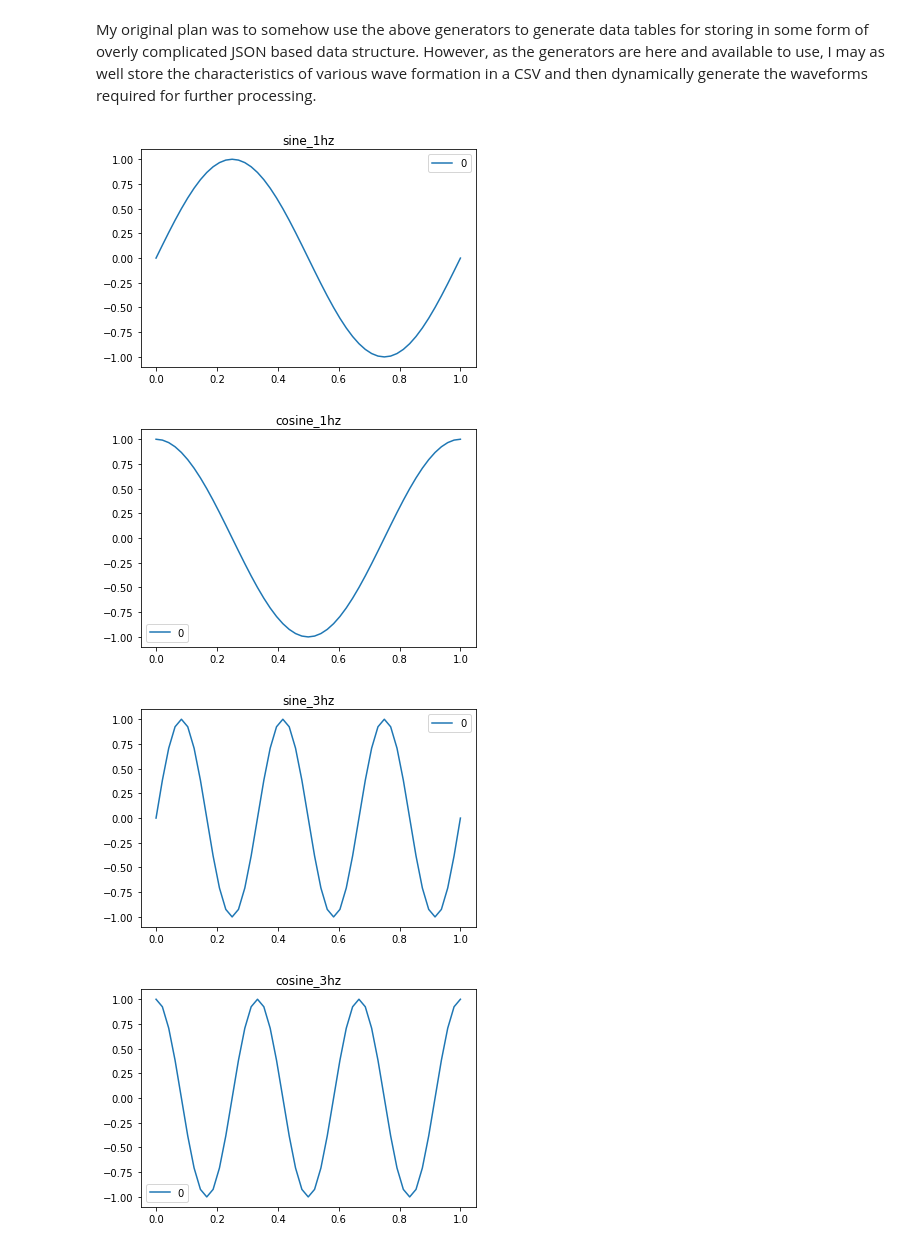
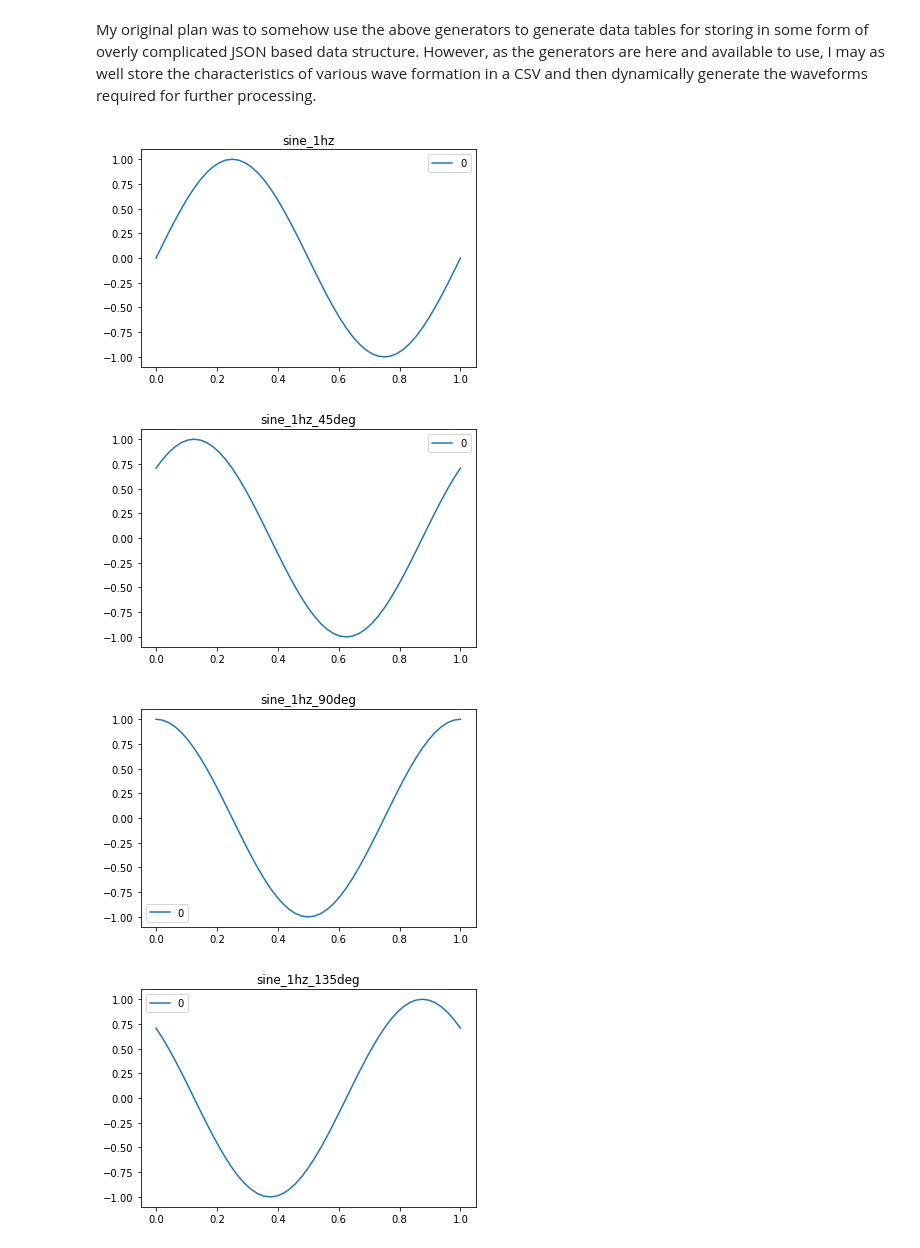
Before and after one commit to wemblykj/AISynth, a Jupyter notebook: ai-synth.ipynb, the cells around one changed output. Drawn from its saved outputs; the diff is of its cells as text; code cells hidden in the pictures.

```diff
--- a/ai-synth.ipynb
+++ b/ai-synth.ipynb
@@ -354,7 +354,8 @@ My original plan was to somehow use the above generators to generate data tables
 class waveform_generator_factory:
     def __init__(self, context: context):
         self.context = context
-        self.generators = {'sine': sine_wave_generator,
+        self.generators = {
+             'sine': sine_wave_generator,
              'cosine' : cosine_wave_generator,
              'square' : square_wave_generator,
              'sawtooth' : sawtooth_wave_generator}
@@ -374,28 +375,38 @@ class waveform_signal_generator_factory:
 
             name = row['name']
             type = row['type']
-            frequency = row['frequency']
+            frequency = row.get('frequency' , 0.0)
+            amplitude = row.get('amplitude' , 1.0)
+            phase = row.get('phase' , 0.0) / 360.0 # degs to revolutions
+            bias = row.get('bias' , 0.0)
             generator = self.waveform_generator_factory.create_generator(type)
-            sig_gens[name] = waveform_signal_generator(self.context, generator, frequency)
+            sig_gens[name] = waveform_signal_generator(self.context, generator, frequency, amplitude, phase, bias)
 
         return sig_gens
 # %%
 df = pd.DataFrame(
-    [['sine_1hz', 'sine', 1.0],
-     ['cosine_1hz', 'cosine', 1.0],
-     ['sine_3hz', 'sine', 3.0],
-     ['cosine_3hz', 'cosine', 3.0]],
-    #index=[1, 2],
-    columns=['name', 'type', 'frequency'])
+    [['sine_1hz', 'sine', 1.0, 1.0, 0, 0.0],
+     ['sine_1hz_45deg', 'sine', 1.0, 1.0, 45.0, 0.0],
+     ['sine_1hz_90deg', 'sine', 1.0, 1.0, 90.0, 0.0],
+     ['sine_1hz_135deg', 'sine', 1.0, 1.0, 135.0, 0.0],
+     ['sine_1hz_180deg', 'sine', 1.0, 1.0, 180.0, 0.0],
+     ['cosine_1hz', 'cosine', 1.0, 1.0, 0.0, 0.0],
+     ['sine_3hz', 'sine', 3.0, 1.0, 0.0, 0.0],
+     ['sine_3hz_45deg', 'sine', 3.0, 1.0, 45.0, 0.0],
+     ['sine_3hz_90deg', 'sine', 3.0, 1.0, 90.0, 0.0],
+     ['sine_3hz_135deg', 'sine', 3.0, 1.0, 135.0, 0.0],
+     ['sine_3hz_180deg', 'sine', 3.0, 1.0, 180.0, 0.0],
+     ['cosine_3hz', 'cosine', 3.0, 1.0, 0, 0.0]],
+    columns=['name', 'type', 'frequency', 'amplitude', 'phase', 'bias'])
 
-waveform_generator_factory = waveform_generator_factory(ctx)
-waveform_signal_generator_factory = waveform_signal_generator_factory(ctx, waveform_generator_factory)
-sig_gens = waveform_signal_generator_factory.create_signal_generators(df)
+wgf = waveform_generator_factory(ctx)
+wfsg = waveform_signal_generator_factory(ctx, wgf)
+sig_gens = wfsg.create_signal_generators(df)
 for sig_gen_item in sig_gens.items():
     signal = sig_gen_item[1].generate_samples(default_timespan)
     signal_plot(signal, default_timespan_range, title = sig_gen_item[0])
 # %% [output]
 [figure]
-[figure, old version]
+[figure, new version]
-[figure, old version]
+[figure, new version]
-[figure, old version]
+[figure, new version]
```
Also changed, not shown: parts of 2 cells of this notebook.
